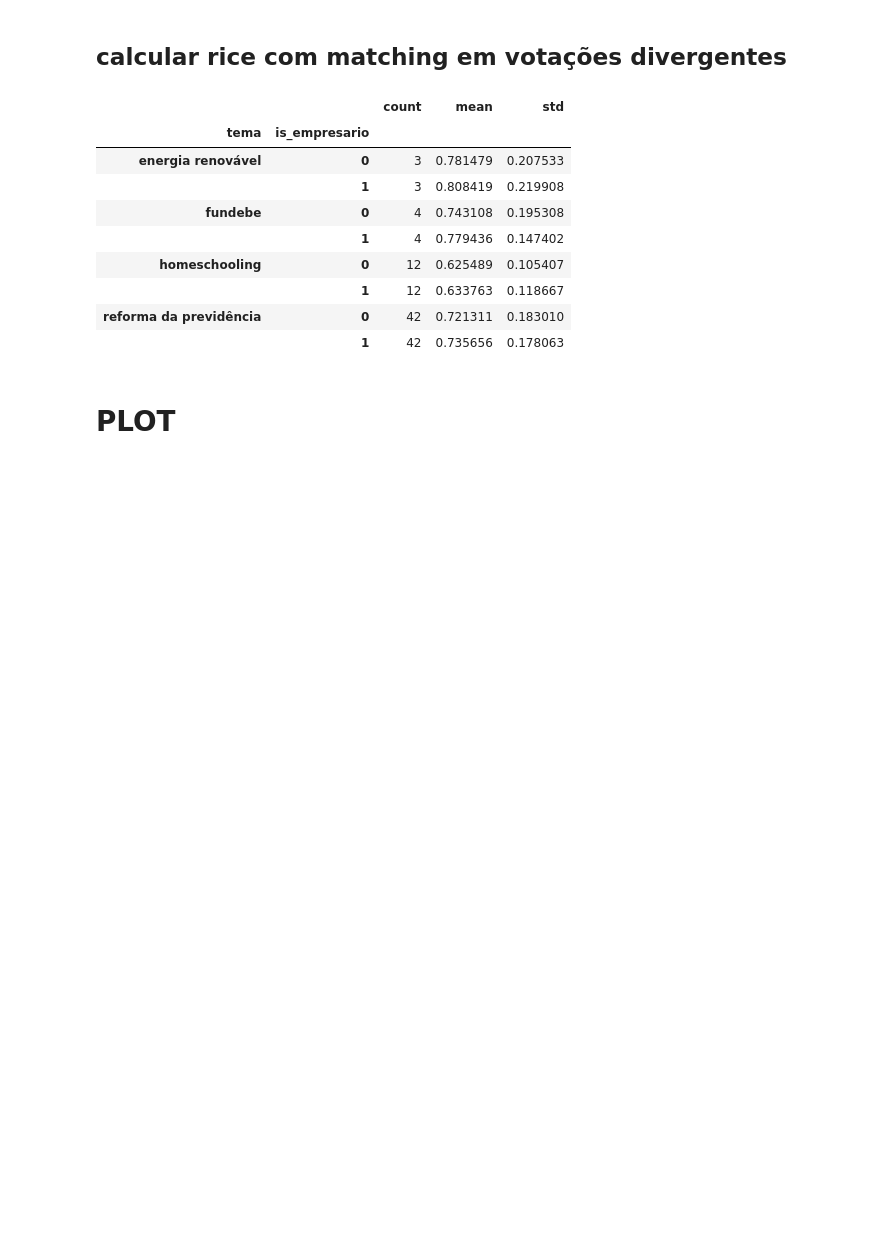
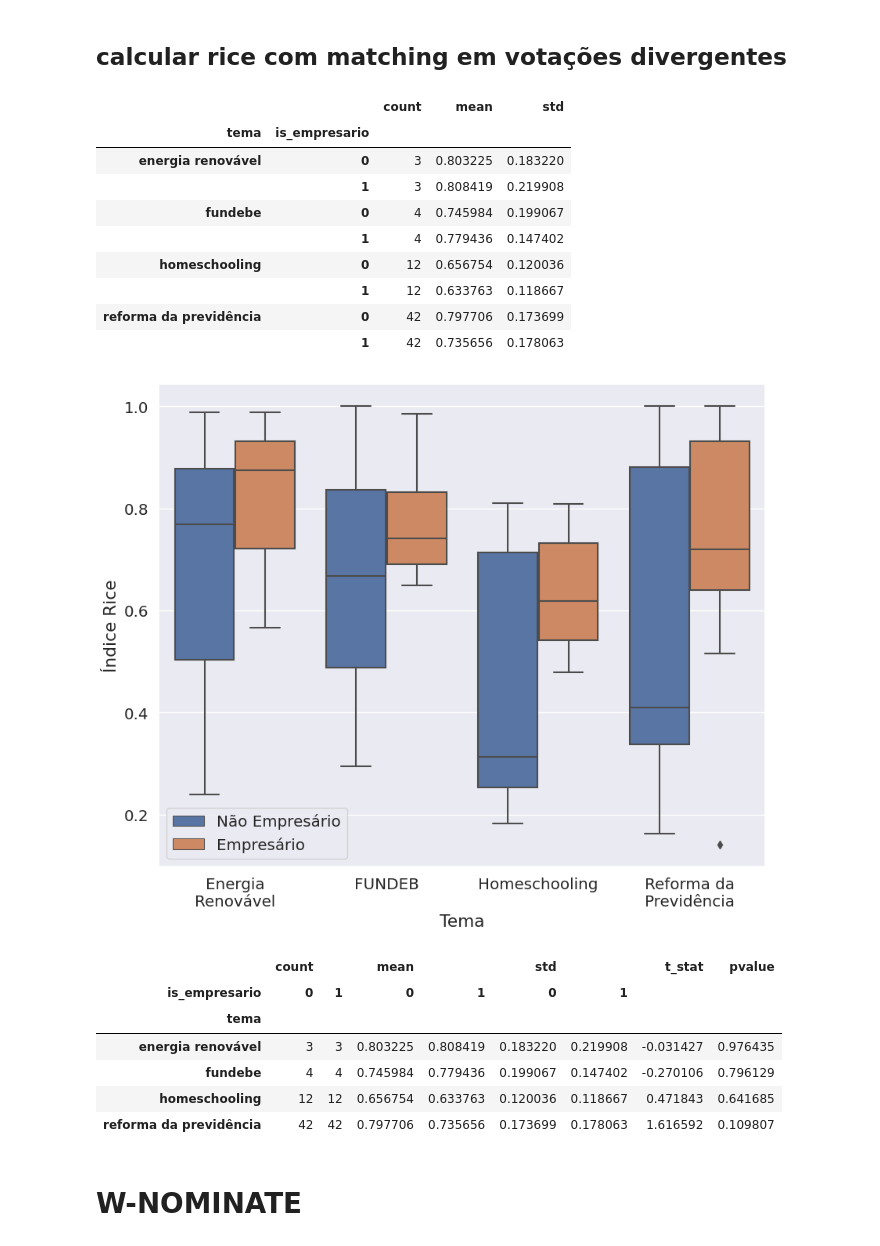
Before and after one commit to AcacioTelechi/artigo-empresarios, a Jupyter notebook: analyze_data_v3.ipynb, the cells around one changed output. Saved outputs shown, nothing was run; the diff lists cells and outputs as text; code cells hidden in the pictures; blank space fills up the shorter version.

```diff
--- a/analyze_data_v3.ipynb
+++ b/analyze_data_v3.ipynb
@@ -220,6 +229,0 @@ psm.knn_matched(
-# %%
-matched = []
-for treat, control in zip(psm.matched_ids["id_parl"], psm.matc378hed_ids["matched_ID"]):
-    matched.append(treat)
-    matched.append(control)
-print(len(matched))
@@ -228,3 +232,7 @@ print(len(matched))
+# %%
+for tema in df_final['tema'].unique():
+    df_pivot = df_final[df_final['tema'] == tema].pivot(columns="id_votacao", index='id_parl', values="voto_trat")
+    df_pivot.to_csv(f'./output/treated/df_votos_{tema}.csv')
 # %% [markdown]
 ## calcular rice com matched
 # %%
@@ -294,0 +305,17 @@ plotar(df_rice_sem)
+# %%
+def calcular_stat(df_rice_g):
+    df_rice_pivot = df_rice_g.pivot_table(
+        columns=["is_empresario"], index="tema", values=["mean", "std", 'count']
+    )
+    for tema in df_rice_pivot.index:
+        res = ttest_ind_from_stats(
+            mean1= df_rice_pivot.loc[tema, ['mean']][0],
+            std1= df_rice_pivot.loc[tema, ['std']][0],
+            nobs1=df_rice_pivot.loc[tema, ['count']][0],
+            mean2= df_rice_pivot.loc[tema, ['mean']][1],
+            std2= df_rice_pivot.loc[tema, ['std']][1],
+            nobs2=df_rice_pivot.loc[tema, ['count']][1],
+        )
+        df_rice_pivot.loc[tema, 't_stat'] = res.statistic
+        df_rice_pivot.loc[tema, 'pvalue'] = res.pvalue
+    return df_rice_pivot
@@ -310,32 +352,42 @@ votacoes_divergentes = list(df_rice_votacoes.query("rice < .95")['id_votacao'])
 # %%
 df_final = (
     df_votos[df_votos["id_votacao"].isin(votacoes_divergentes)][
         ["id_parl", "sigla_partido", "id_votacao", "voto_trat", "tema"]
     ]
     .merge(df_profs_d[["id_parl", "is_empresario"]], on="id_parl")
     .reset_index(drop=True)
 )
 # calcular rice
 df_rice = (
     df_final[df_final["id_parl"].isin(matched)]
     .join(pd.get_dummies(df_final["voto_trat"]))
     .groupby(["tema", "id_votacao", "is_empresario"])
     .agg(({-1: "sum", 1: "sum"}))
     .reset_index()
 )
 df_rice["rice"] = abs(df_rice[1] - df_rice[-1]) / (df_rice[1] + df_rice[-1])
 df_rice_g = df_rice.groupby(["tema", "is_empresario"])["rice"].agg(["count", "mean", "std"])
 display(df_rice_g)
+plotar(df_rice_sem)
+calcular_stat(df_rice_g)
 # %% [output]
 |  |  | count | mean | std |
 | tema | is_empresario |  |  |  |
-| energia renovável | 0 | 3 | 0.781479 | 0.207533 |
+| energia renovável | 0 | 3 | 0.803225 | 0.183220 |
 |  | 1 | 3 | 0.808419 | 0.219908 |
-| fundebe | 0 | 4 | 0.743108 | 0.195308 |
+| fundebe | 0 | 4 | 0.745984 | 0.199067 |
 |  | 1 | 4 | 0.779436 | 0.147402 |
-| homeschooling | 0 | 12 | 0.625489 | 0.105407 |
+| homeschooling | 0 | 12 | 0.656754 | 0.120036 |
 |  | 1 | 12 | 0.633763 | 0.118667 |
-| reforma da previdência | 0 | 42 | 0.721311 | 0.183010 |
+| reforma da previdência | 0 | 42 | 0.797706 | 0.173699 |
 |  | 1 | 42 | 0.735656 | 0.178063 |
+[figure, added]
+|  | count |  | mean |  | std |  | t_stat | pvalue |
+| is_empresario | 0 | 1 | 0 | 1 | 0 | 1 |  |  |
+| tema |  |  |  |  |  |  |  |  |
+| energia renovável | 3 | 3 | 0.803225 | 0.808419 | 0.183220 | 0.219908 | -0.031427 | 0.976435 |
+| fundebe | 4 | 4 | 0.745984 | 0.779436 | 0.199067 | 0.147402 | -0.270106 | 0.796129 |
+| homeschooling | 12 | 12 | 0.656754 | 0.633763 | 0.120036 | 0.118667 | 0.471843 | 0.641685 |
+| reforma da previdência | 42 | 42 | 0.797706 | 0.735656 | 0.173699 | 0.178063 | 1.616592 | 0.109807 |
-# %% [markdown]
-# PLOT
+# %% [markdown]
+# W-NOMINATE
```
Also changed, not shown: parts of 27 cells of this notebook.
